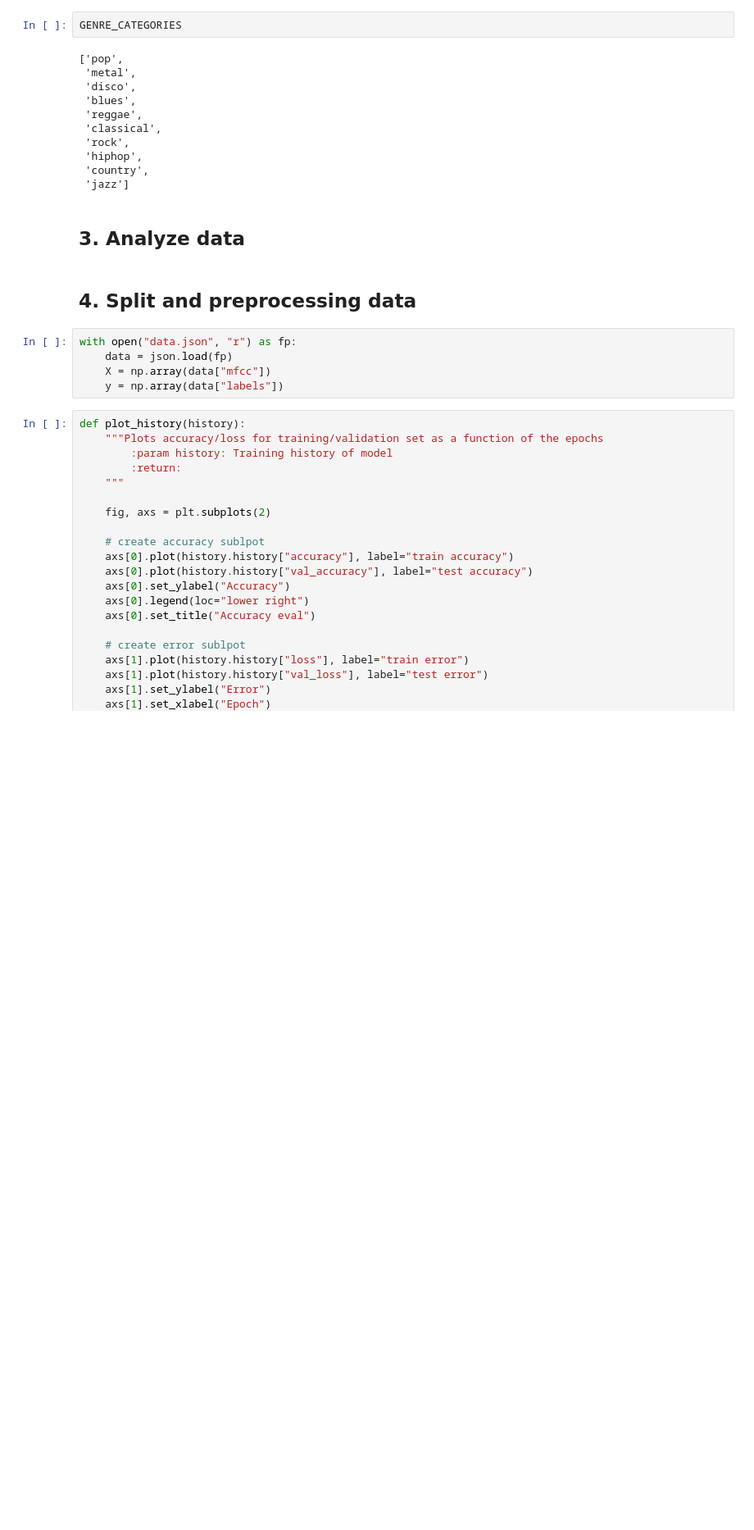
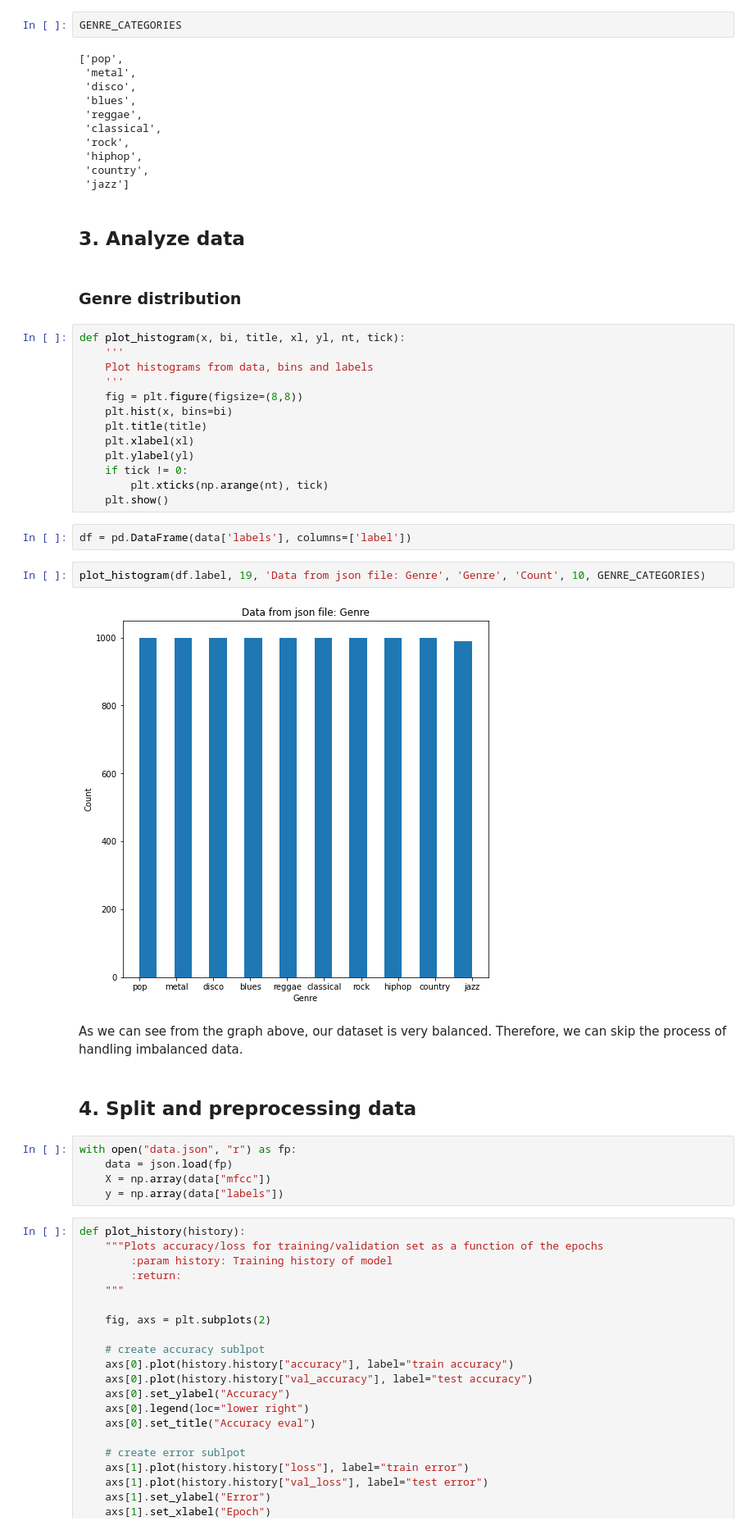
Before and after one commit to xkaDachi/COMP432_Music_Genre_Classification, a Jupyter notebook: Music Classification.ipynb, the cells around one changed output. Shown at 82% size. Cells and saved outputs as stored; diff of their text form; blank space fills up the shorter version.

Commit message:
genre distribution

```diff
--- a/Music Classification.ipynb
+++ b/Music Classification.ipynb
@@ -177,6 +178,29 @@ GENRE_CATEGORIES
  'jazz']
 # %% [markdown]
 ## 3. Analyze data
+# %% [markdown]
+### Genre distribution
+# %%
+def plot_histogram(x, bi, title, xl, yl, nt, tick):
+    '''
+    Plot histograms from data, bins and labels
+    '''
+    fig = plt.figure(figsize=(8,8))
+    plt.hist(x, bins=bi)
+    plt.title(title)
+    plt.xlabel(xl)
+    plt.ylabel(yl)
+    if tick != 0:
+        plt.xticks(np.arange(nt), tick)
+    plt.show()
+# %%
+df = pd.DataFrame(data['labels'], columns=['label'])
+# %%
+plot_histogram(df.label, 19, 'Data from json file: Genre', 'Genre', 'Count', 10, GENRE_CATEGORIES)
+# %% [output]
+[figure, added]
+# %% [markdown]
+As we can see from the graph above, our dataset is very balanced. Therefore, we can skip the process of handling imbalanced data.
 # %% [markdown]
 ## 4. Split and preprocessing data
 # %%
```
Also changed, not shown: parts of 13 cells of this notebook.
